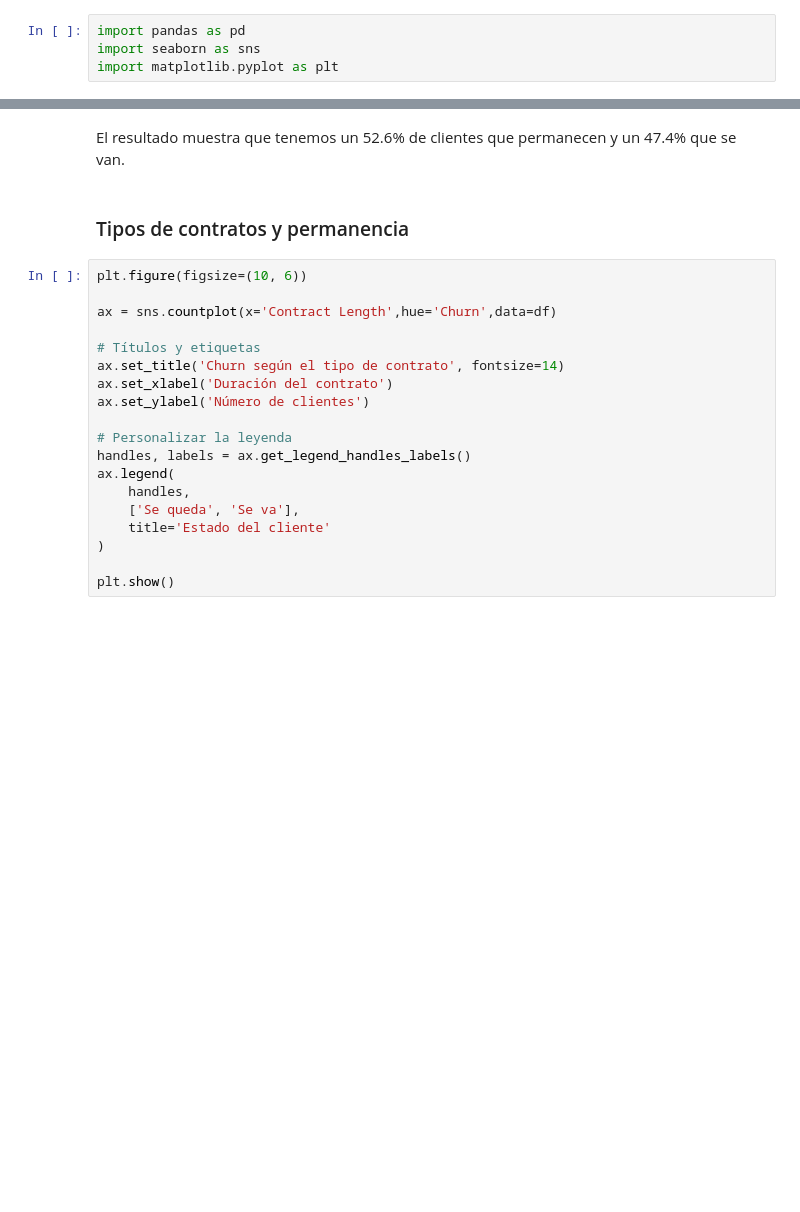
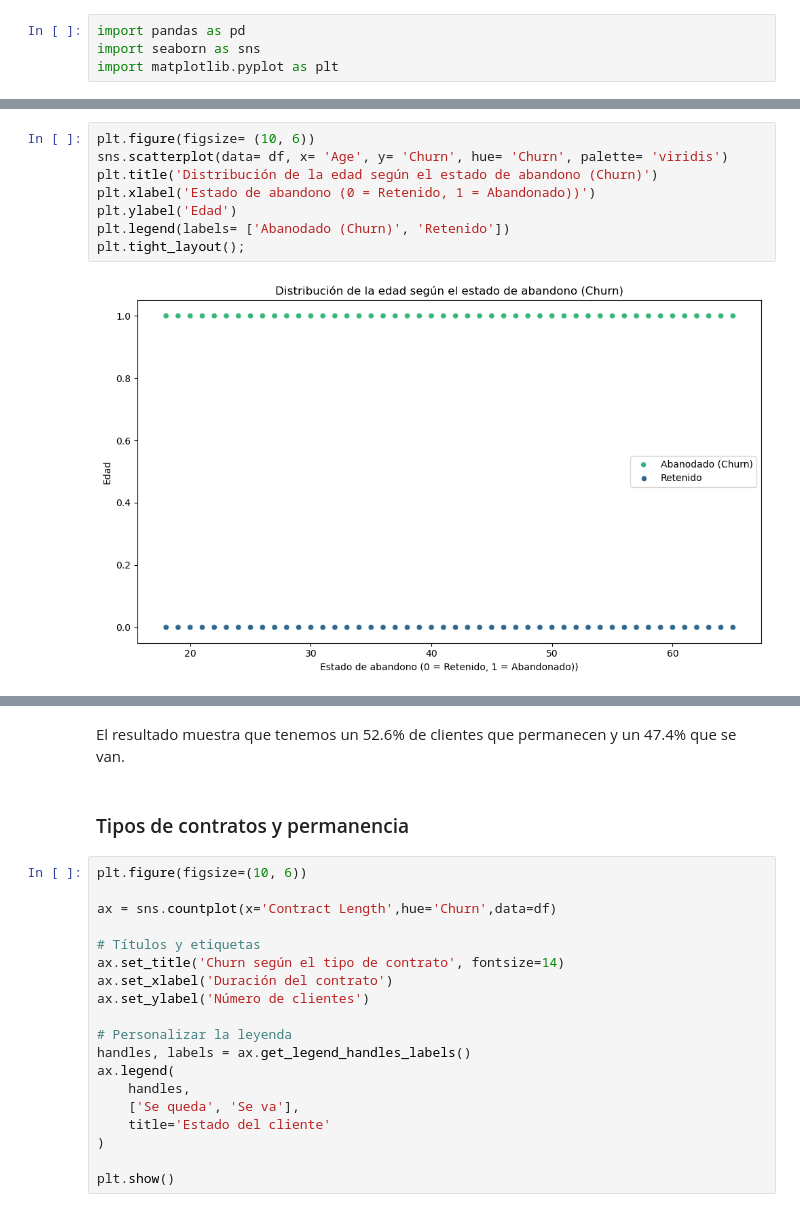
Before and after one commit to BrianSilenT/churninsight-hackaton, a Jupyter notebook: data-science/notebooks/churn.ipynb, the cells around one changed output, grey strips where cells are left out. Cells and saved outputs as stored; diff of their text form; blank space fills up the shorter version.

```diff
--- a/data-science/notebooks/churn.ipynb
+++ b/data-science/notebooks/churn.ipynb
@@ -58,0 +198,10 @@ plt.ylabel('Count');
+# %%
+plt.figure(figsize= (10, 6))
+sns.scatterplot(data= df, x= 'Age', y= 'Churn', hue= 'Churn', palette= 'viridis')
+plt.title('Distribución de la edad según el estado de abandono (Churn)')
+plt.xlabel('Estado de abandono (0 = Retenido, 1 = Abandonado))')
+plt.ylabel('Edad')
+plt.legend(labels= ['Abanodado (Churn)', 'Retenido'])
+plt.tight_layout();
+# %% [output]
+[figure, added]
```
Also changed, not shown: parts of 23 cells of this notebook.
